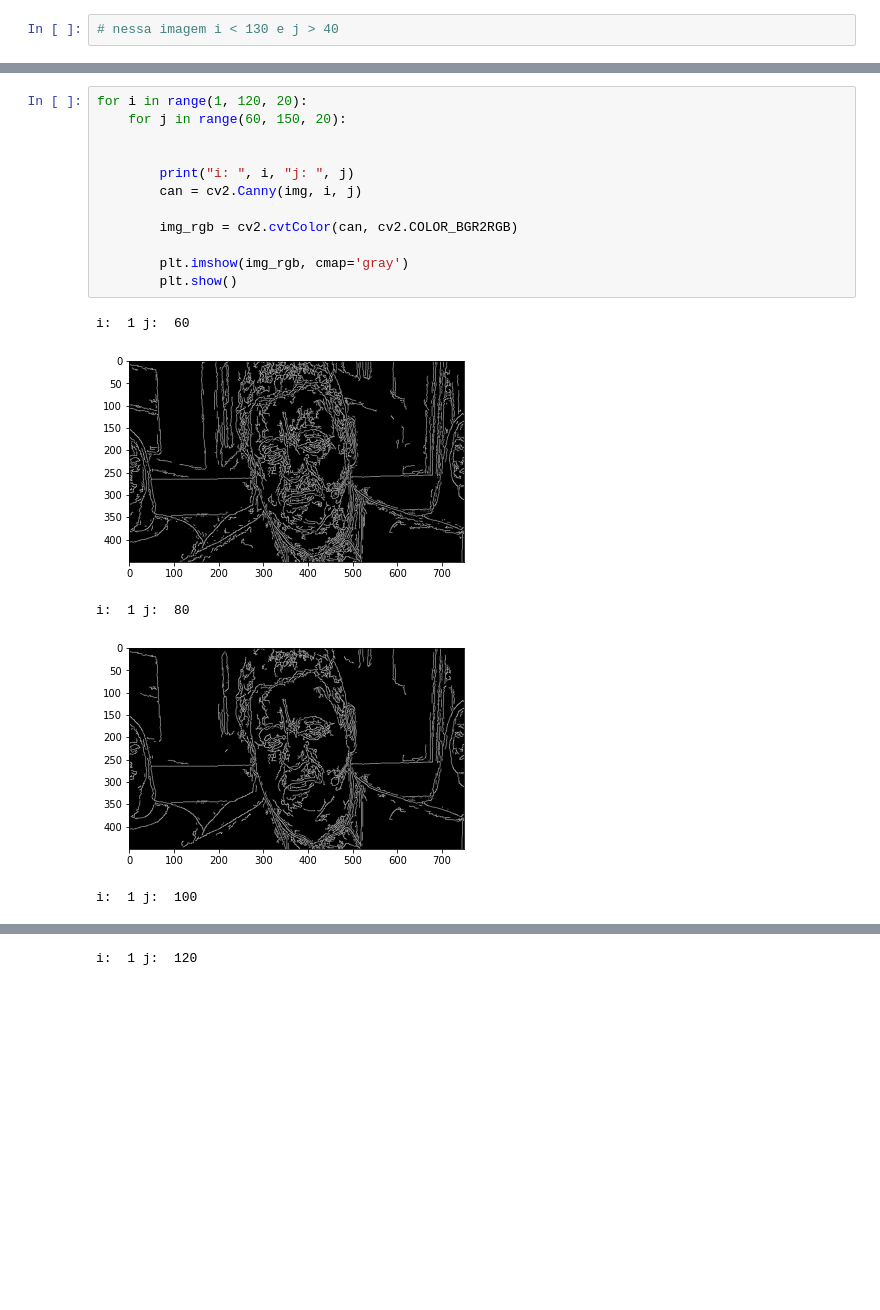
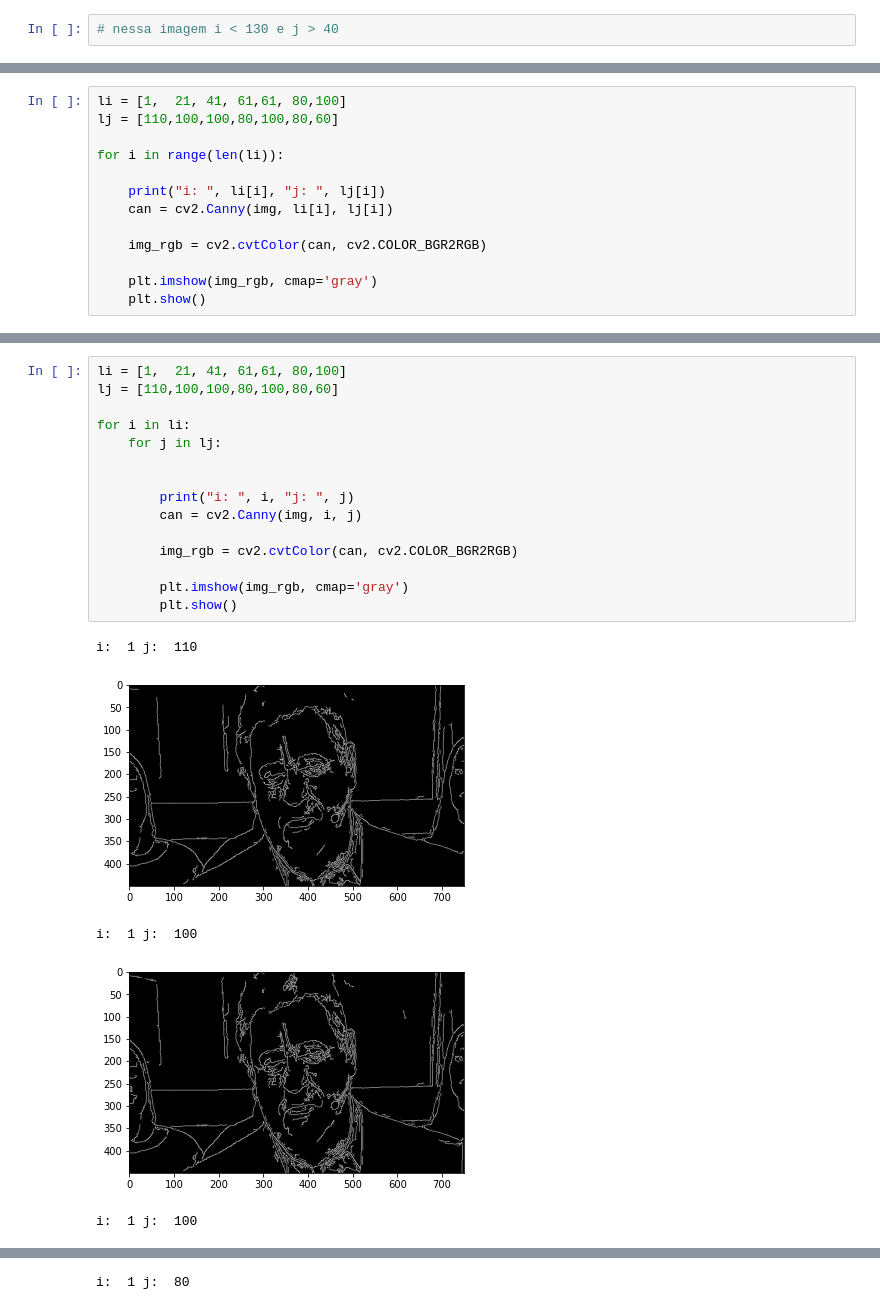
Before and after one commit to Birunda3000/Comp-cognitiva-atlantico-bootcamp, a Jupyter notebook: projeto/pdi2/preprocessamento-canny.ipynb, the cells around one changed output, grey strips where cells are left out. Saved outputs shown, nothing was run; the diff lists cells and outputs as text; blank space fills up the shorter version.

```diff
--- a/projeto/pdi2/preprocessamento-canny.ipynb
+++ b/projeto/pdi2/preprocessamento-canny.ipynb
@@ -31,0 +42,13 @@ plt.show()
+# %%
+li = [1,  21, 41, 61,61, 80,100]
+lj = [110,100,100,80,100,80,60]
+
+for i in range(len(li)):
+
+    print("i: ", li[i], "j: ", lj[i])
+    can = cv2.Canny(img, li[i], lj[i])
+
+    img_rgb = cv2.cvtColor(can, cv2.COLOR_BGR2RGB)
+
+    plt.imshow(img_rgb, cmap='gray')
+    plt.show()
@@ -32,20 +70,23 @@ plt.show()
 # %%
-for i in range(1, 120, 20):
-    for j in range(60, 150, 20):
+li = [1,  21, 41, 61,61, 80,100]
+lj = [110,100,100,80,100,80,60]
+
+for i in li:
+    for j in lj:
 
 
         print("i: ", i, "j: ", j)
         can = cv2.Canny(img, i, j)
 
         img_rgb = cv2.cvtColor(can, cv2.COLOR_BGR2RGB)
 
         plt.imshow(img_rgb, cmap='gray')
         plt.show()
 # %% [output]
-i:  1 j:  60
+i:  1 j:  110
-[figure, old version]
+[figure, new version]
-i:  1 j:  80
+i:  1 j:  100
-[figure, old version]
+[figure, new version]
 i:  1 j:  100
 [figure]
-i:  1 j:  120
+i:  1 j:  80
```
Also changed, not shown: parts of 3 cells of this notebook, 4 other files.
